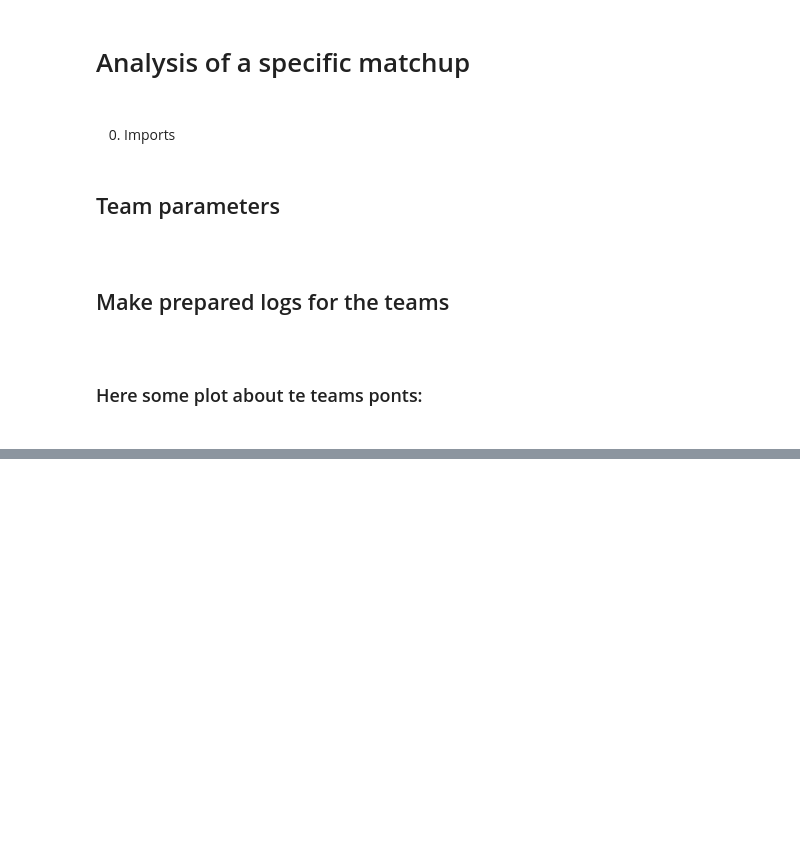
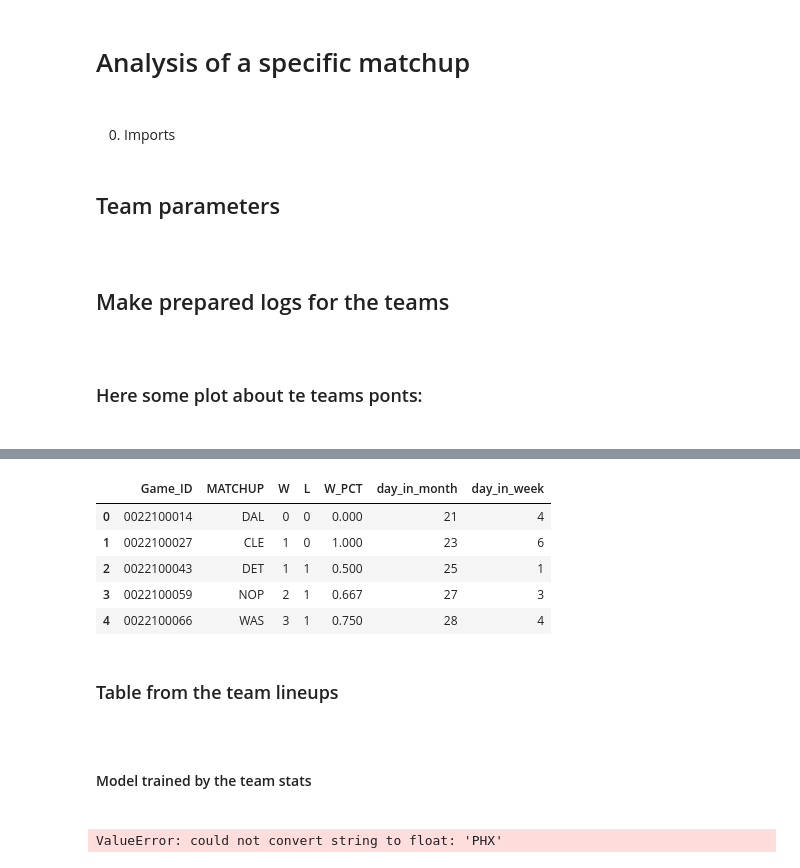
Before and after one commit to bormilan/nba_analysis, a Jupyter notebook: nba_matchup_analysis.ipynb, the cells around one changed output, grey strips where cells are left out. Cells and saved outputs as stored; diff of their text form; code cells hidden in the pictures; blank space fills up the shorter version.

```diff
--- a/nba_matchup_analysis.ipynb
+++ b/nba_matchup_analysis.ipynb
@@ -86,0 +109,43 @@ df2
+# %%
+#címke tömb
+labels = team_games['WL']
+
+#ebbe a táblába csak a statokat rakjuk
+train_stats = team_games[['W', 'L', 'W_PCT']]
+
+#hozzá kell adni egy plusz sort az elejére
+train_stats = train_stats.append({'W':0,'L':0,'W_PCT':0}, ignore_index=True)
+#meg kell fordítani a sorrendet
+train_stats = train_stats[::-1]
+#el kell dobni az utolsó sort
+train_stats = train_stats.drop(0)
+#indexeket a megfordítás miatt újra kell állítani
+train_stats = train_stats.reset_index(drop=True)
+
+#ide azokat amiket el kell csúsztatni
+train = team_games[['Game_ID', 'GAME_DATE', 'MATCHUP']][::-1]
+#indexeket a megfordítás miatt újra kell állítani
+train = train.reset_index(drop=True)
+
+#össze kell rakni a két elkészült táblákat
+train = pd.concat([train,train_stats], axis=1)
+
+#át kell alakítani a matchupot úgy hogy értelmesebb, használhatóbb legyen
+train['MATCHUP'] = train['MATCHUP'].map(lambda x: x.split(' ')[2])
+
+train['GAME_DATE'] = pd.to_datetime(train['GAME_DATE'], format="%b %d, %Y")
+train['day_in_month'] = train['GAME_DATE'].map(lambda x: int(x.strftime("%d")))
+train['day_in_week'] = train['GAME_DATE'].map(lambda x: int(x.strftime("%w")))
+train = train.drop('GAME_DATE', axis=1)
+train.head()
+# %% [output]
+|  | Game_ID | MATCHUP | W | L | W_PCT | day_in_month | day_in_week |
+| 0 | 0022100014 | DAL | 0 | 0 | 0.000 | 21 | 4 |
+| 1 | 0022100027 | CLE | 1 | 0 | 1.000 | 23 | 6 |
+| 2 | 0022100043 | DET | 1 | 1 | 0.500 | 25 | 1 |
+| 3 | 0022100059 | NOP | 2 | 1 | 0.667 | 27 | 3 |
+| 4 | 0022100066 | WAS | 3 | 1 | 0.750 | 28 | 4 |
+# %% [markdown]
+<h3>Table from the team lineups<h3>
+# %% [markdown]
+<h4>Model trained by the team stats<h4>
@@ -86,0 +155,9 @@ df2
+# %%
+from sklearn.ensemble import RandomForestClassifier
+
+model = RandomForestClassifier(max_depth=2,random_state=12)
+model.fit(X_train,y_train)
+
+model
+# %% [output]
+ValueError: could not convert string to float: 'PHX'
```
Also changed, not shown: parts of 14 cells of this notebook, 4 other files.
